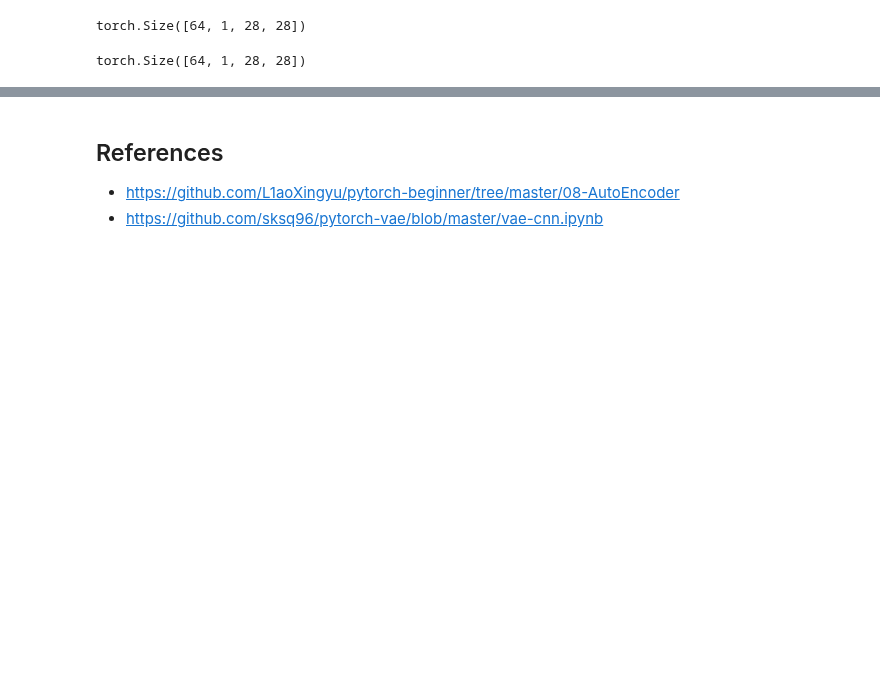
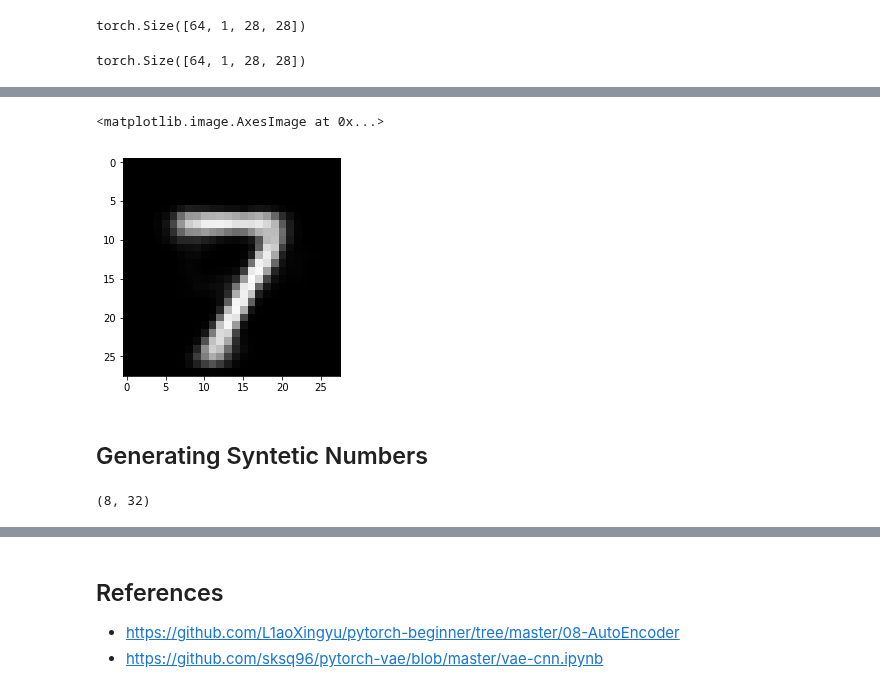
Before and after one commit to yanneta/dl-course, a Jupyter notebook: autoencoders.ipynb, the cells around one changed output, grey strips where cells are left out. Cells and saved outputs as stored; diff of their text form; code cells hidden in the pictures; blank space fills up the shorter version.

```diff
--- a/autoencoders.ipynb
+++ b/autoencoders.ipynb
@@ -287,2 +287,0 @@ Epoch[10/10] Loss: 144.116 126.602 5.838
-# %%
-train_vae(model, epochs=20)
@@ -303,0 +292,4 @@ KeyboardInterrupt:
+# %%
+val_dl = DataLoader(val_ds, batch_size=4, shuffle=False)
+# %%
+x, y = next(iter(val_dl))
@@ -303,0 +301,10 @@ KeyboardInterrupt:
+# %%
+x_hat, _, _ = model(x.cuda())
+# %%
+img_hat = to_image(x_hat.cpu().detach())
+plt.imshow(img_hat[0][0], cmap='gray')
+# %% [output]
+<matplotlib.image.AxesImage at 0x...>
+[figure, added]
+# %% [markdown]
+## Generating Syntetic Numbers
@@ -303,0 +315,5 @@ KeyboardInterrupt:
+# %%
+s = s.reshape(n,-1)
+s.shape
+# %% [output]
+(8, 32)
```
Also changed, not shown: parts of 19 cells of this notebook.
